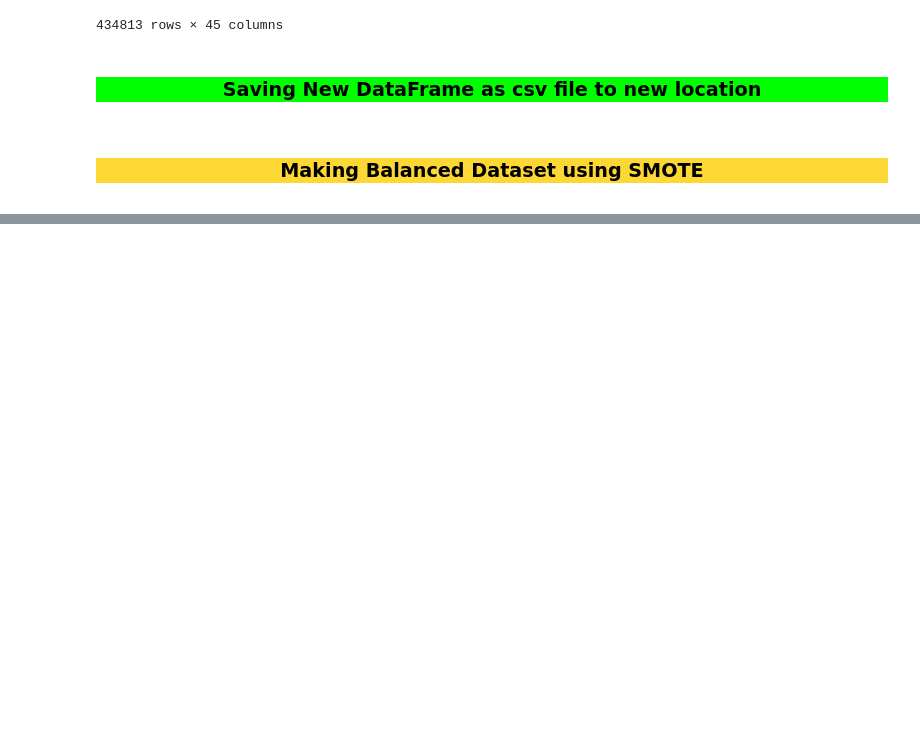
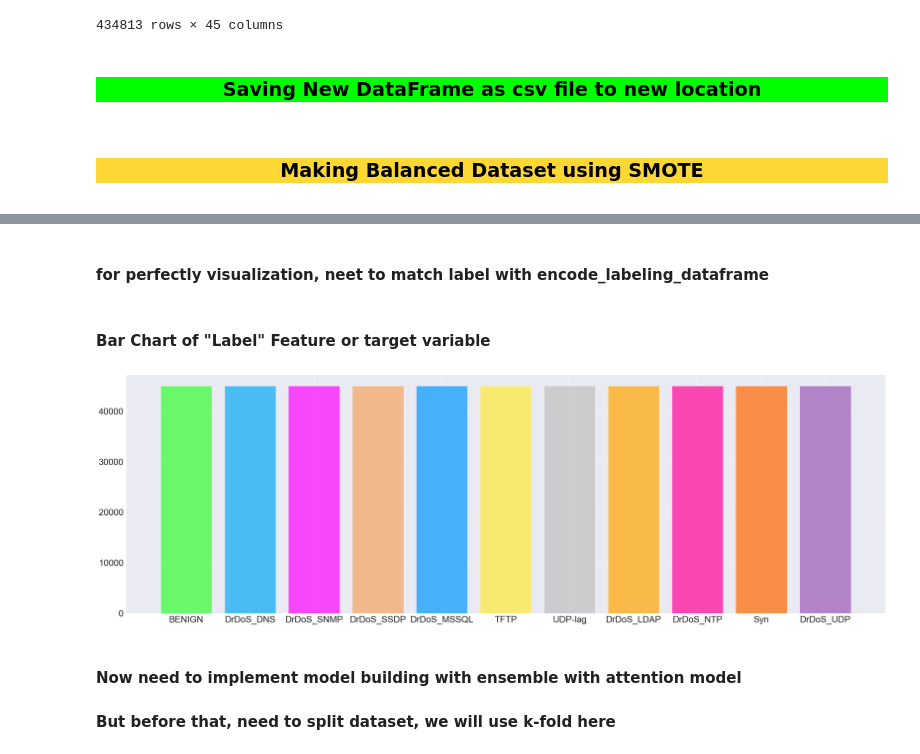
Before and after one commit to Thesis-on-Cyber-Security/Thesis-on-DDOS, a Jupyter notebook: Model_Creation/Balancing_Dataset.ipynb, the cells around one changed output, grey strips where cells are left out. Cells and saved outputs as stored; diff of their text form; code cells hidden in the pictures; blank space fills up the shorter version.

Commit message:
Balancing Dataset

```diff
--- a/Model_Creation/Balancing_Dataset.ipynb
+++ b/Model_Creation/Balancing_Dataset.ipynb
@@ -76,11 +60,12 @@ new_df.to_csv(filePath+fileName)
 Making Balanced Dataset using SMOTE
 </h3></center>
 # %%
-y = df['Label']
-X = df.drop(columns='Label')
+y = new_df['Label']
+X = new_df.drop(columns='Label')
 # %%
 from collections import Counter
 from imblearn.over_sampling import SMOTE
-sm = SMOTE(sampling_strategy=0.8,k_neighbors=5,random_state = 37)
-# X_res, y_res = sm.fit_resample(X, y)
+
+sm = SMOTE(k_neighbors=3,random_state = 37)
+X_res,y_res = sm.fit_resample(X,y) # resampled
 # %% [output]
@@ -87,0 +83,9 @@ ImportError: cannot import name '_OneToOneFeatureMixin' from 'sklearn.base' (C:\
+# %%
+Label_encoded_filePath = "D:\\Thesis_Group_of_Brig_Gen_Razzak_Sir\\After_Column_Data_Cleaning\\Label_Encoding.csv"
+Label_visualize_df = readCSV_Function(Label_encoded_filePath)
+# Summarize distribution
+counter = Counter(y_res)
+for i,j in counter.items():
+    decoded_value = Label_visualize_df[Label_visualize_df['Encoding']== i]['Label'].values[0]
+    per = j/len(y_res) * 100
+    print(f"Label:{decoded_value}  n:{j}  {per:.3}%")
@@ -87,0 +104,25 @@ ImportError: cannot import name '_OneToOneFeatureMixin' from 'sklearn.base' (C:\
+# %% [markdown]
+#### for perfectly visualization, neet to match label with encode_labeling_dataframe
+# %% [markdown]
+#### Bar Chart of "Label" Feature or target variable
+# %%
+imgPath = "G:\\Brig_Gen_Razzak_Sir_Thesis_Group\\Thesis-on-DDOS-main\\images\\"
+imgName = "After_SMOTE.png"
+colors = ["#33FF33","#03A9F4","magenta","#F4A460","#0099FF","#FFEB3B","#C0C0C0","orange","#FF0099","#FF6600","#9B59B6"]
+
+x_list = []
+for i in counter.keys():
+    decoded_value = Label_visualize_df[Label_visualize_df['Encoding']== i]['Label'].values[0]
+    x_list.append(decoded_value)
+
+plt.figure(figsize=(30,10))
+plt.bar(x=x_list,height=counter.values(),color=colors,alpha=0.7,align="center",linewidth=0.5)
+plt.rcParams['font.size'] = 24
+plt.tight_layout()
+plt.savefig(imgPath+imgName)
+#hello bondhu , I am back !
+# %% [output]
+[figure, added]
+# %% [markdown]
+#### Now need to implement model building with ensemble with attention model
+#### But before that, need to split dataset, we will use k-fold here
```
Also changed, not shown: parts of 8 cells of this notebook, 1 other file.
